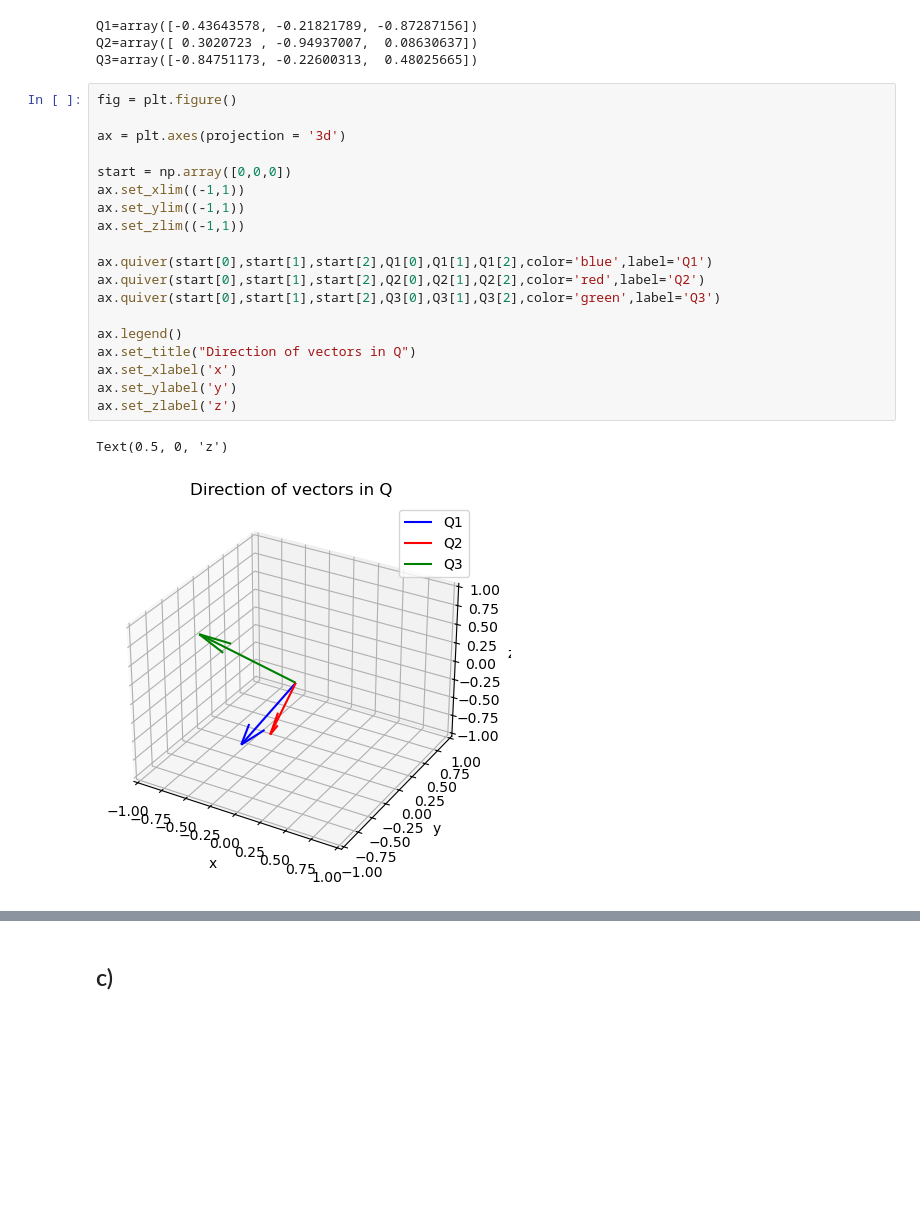
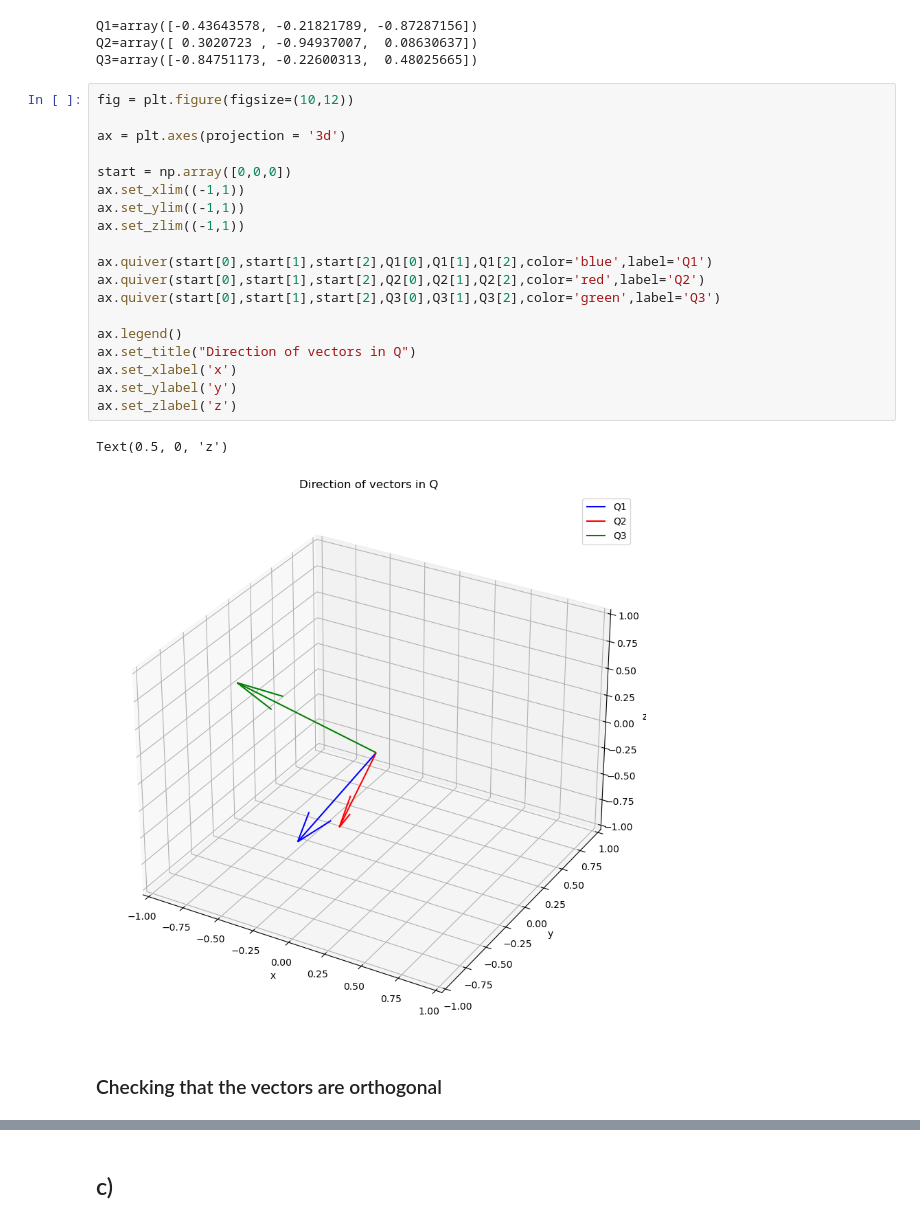
Before and after one commit to seanwhite674/Math-of-Machine-Learning-Module, a Jupyter notebook: Assignment1.ipynb, the cells around one changed output, grey strips where cells are left out. Drawn from its saved outputs; the diff is of its cells as text; blank space fills up the shorter version.

```diff
--- a/Assignment1.ipynb
+++ b/Assignment1.ipynb
@@ -377,24 +534,26 @@ Q1=array([-0.43643578, -0.21821789, -0.87287156])
 Q2=array([ 0.3020723 , -0.94937007,  0.08630637])
 Q3=array([-0.84751173, -0.22600313,  0.48025665])
 # %%
-fig = plt.figure()
+fig = plt.figure(figsize=(10,12))
 
 ax = plt.axes(projection = '3d')
 
 start = np.array([0,0,0])
 ax.set_xlim((-1,1))
 ax.set_ylim((-1,1))
 ax.set_zlim((-1,1))
 
 ax.quiver(start[0],start[1],start[2],Q1[0],Q1[1],Q1[2],color='blue',label='Q1')
 ax.quiver(start[0],start[1],start[2],Q2[0],Q2[1],Q2[2],color='red',label='Q2')
 ax.quiver(start[0],start[1],start[2],Q3[0],Q3[1],Q3[2],color='green',label='Q3')
 
 ax.legend()
 ax.set_title("Direction of vectors in Q")
 ax.set_xlabel('x')
 ax.set_ylabel('y')
 ax.set_zlabel('z')
 # %% [output]
 Text(0.5, 0, 'z')
-[figure, old version]
+[figure, new version]
+# %% [markdown]
+### Checking that the vectors are orthogonal
```
Also changed, not shown: parts of 71 cells of this notebook, 2 other files.
